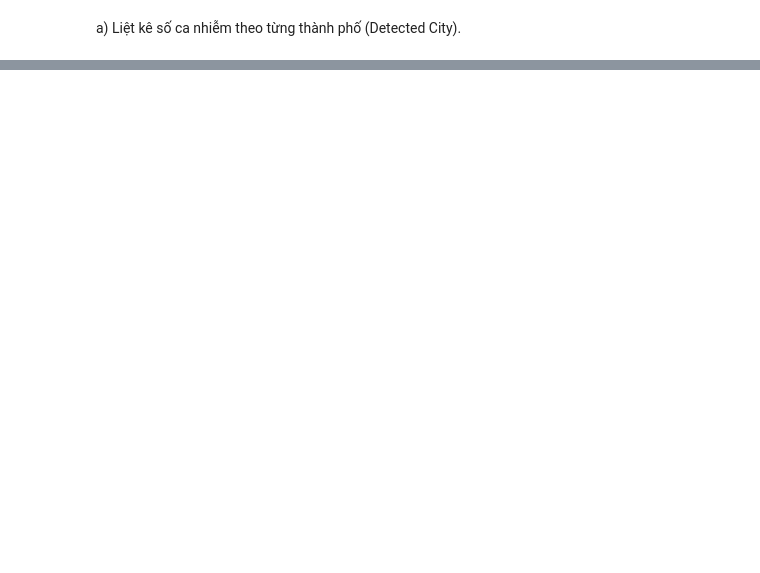
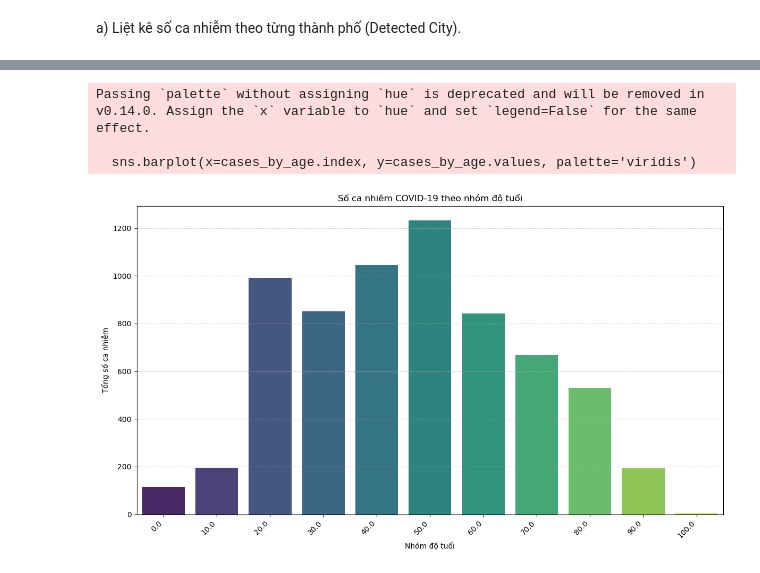
Before and after one commit to thythybui/DS108.O21.2, a Jupyter notebook: LAB_2/baitap3.ipynb, the cells around one changed output, grey strips where cells are left out. Cells and saved outputs as stored; diff of their text form; code cells hidden in the pictures; blank space fills up the shorter version.

```diff
--- a/LAB_2/baitap3.ipynb
+++ b/LAB_2/baitap3.ipynb
@@ -26,0 +77,10 @@ KeyError: ['city']
+# %%
+print("--- b) Số ca nhiễm theo độ tuổi ---")
+
+# Đảm bảo cột 'Age Bracket' không có giá trị NaN trước khi nhóm
+# Chuyển đổi 'Age Bracket' sang dạng số (nếu nó ở dạng '20s', '30s' thì sẽ giữ nguyên dạng string)
+# Nếu muốn xử lý số, có thể cần thêm bước trích xuất số từ chuỗi '20s'
+cases_by_age = covid_data.dropna(subset=['Age Bracket']).groupby('Age Bracket').size().sort_index()
+
+print(cases_by_age)
+print("\n")
@@ -26,0 +102,16 @@ KeyError: ['city']
+# %%
+# Vẽ biểu đồ cột cho số ca nhiễm theo độ tuổi
+plt.figure(figsize=(12, 7))
+sns.barplot(x=cases_by_age.index, y=cases_by_age.values, palette='viridis')
+plt.title('Số ca nhiễm COVID-19 theo nhóm độ tuổi')
+plt.xlabel('Nhóm độ tuổi')
+plt.ylabel('Tổng số ca nhiễm')
+plt.grid(axis='y', linestyle='--', alpha=0.7)
+plt.xticks(rotation=45, ha='right')
+plt.tight_layout()
+plt.show()
+# %% [output]
+Passing `palette` without assigning `hue` is deprecated and will be removed in v0.14.0. Assign the `x` variable to `hue` and set `legend=False` for the same effect.
+
+  sns.barplot(x=cases_by_age.index, y=cases_by_age.values, palette='viridis')
+[figure, added]
```
Also changed, not shown: parts of 10 cells of this notebook, 1 other file.
